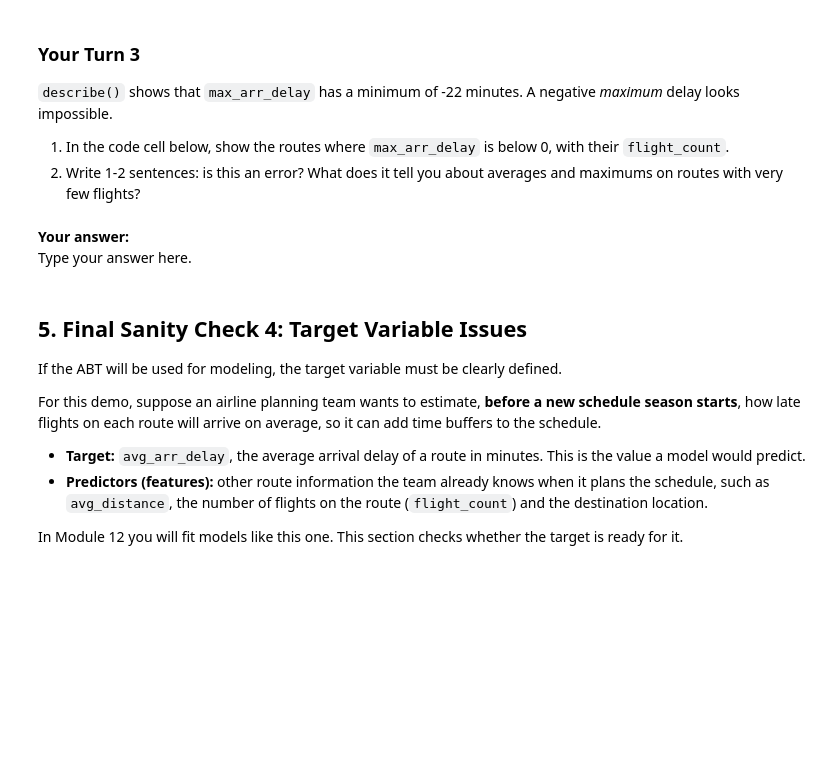
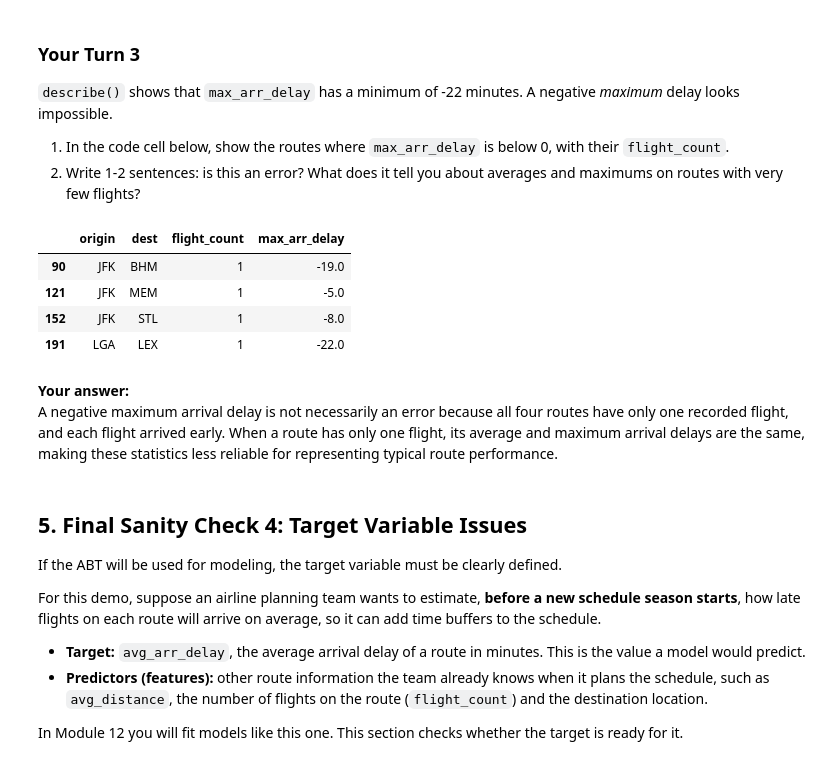
Before and after one commit to kalshaikhli/-ban6003-week-11-abt-documantation-update, a Jupyter notebook: notebooks/module11_abt_documentation_guided_lab.ipynb, the cells around one changed output. Cells and saved outputs as stored; diff of their text form; code cells hidden in the pictures; blank space fills up the shorter version.

Commit message:
Investigate missing values and negative arrival delays

```diff
--- a/notebooks/module11_abt_documentation_guided_lab.ipynb
+++ b/notebooks/module11_abt_documentation_guided_lab.ipynb
@@ -312,10 +338,20 @@ Extreme values do not automatically mean errors. They may be real business signa
 # %%
 # Your Turn 3
 # Show the routes with a negative max_arr_delay and their flight_count.
 # Hint: filter route_abt with a Boolean condition, then select a few columns.
+
+route_abt[
+    route_abt["max_arr_delay"] < 0
+][["origin", "dest", "flight_count", "max_arr_delay"]]
+# %% [output]
+|  | origin | dest | flight_count | max_arr_delay |
+| 90 | JFK | BHM | 1 | -19.0 |
+| 121 | JFK | MEM | 1 | -5.0 |
+| 152 | JFK | STL | 1 | -8.0 |
+| 191 | LGA | LEX | 1 | -22.0 |
 # %% [markdown]
 **Your answer:**
-Type your answer here.
+A negative maximum arrival delay is not necessarily an error because all four routes have only one recorded flight, and each flight arrived early. When a route has only one flight, its average and maximum arrival delays are the same, making these statistics less reliable for representing typical route performance.
 # %% [markdown]
 ## 5. Final Sanity Check 4: Target Variable Issues
 
```
Also changed, not shown: parts of 3 cells of this notebook.
